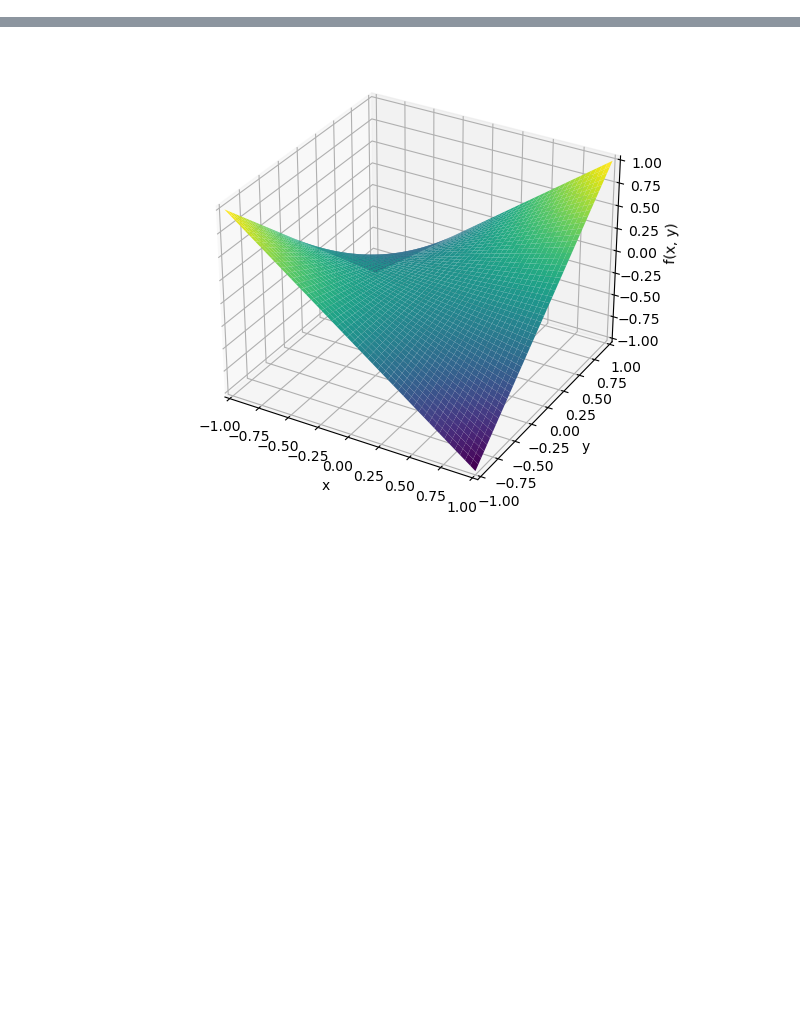
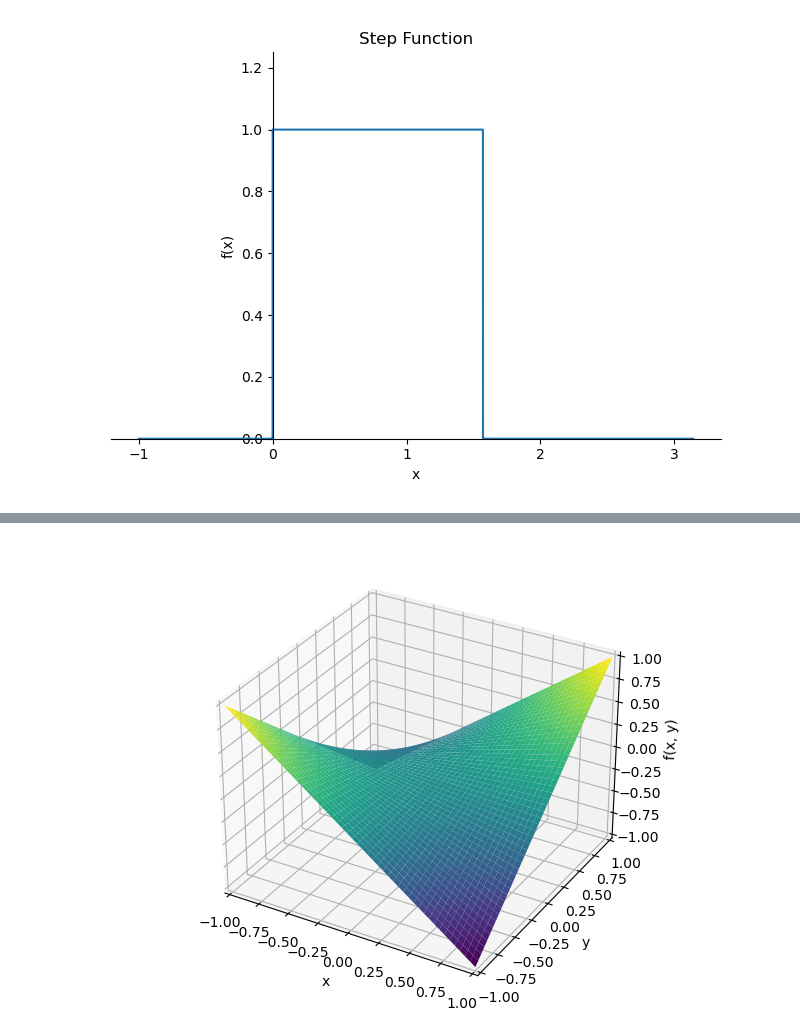
Before and after one commit to MarshallLindsay/Fourier-Optics-Goodman, a Jupyter notebook: Chapter2/Chapter2.ipynb, the cells around one changed output, grey strips where cells are left out. Cells and saved outputs as stored; diff of their text form; code cells hidden in the pictures; blank space fills up the shorter version.

```diff
--- a/Chapter2/Chapter2.ipynb
+++ b/Chapter2/Chapter2.ipynb
@@ -1,3 +1,5 @@
+# %%
+develop = False
 # %% [markdown]
 ## 2.1 Fourier Analysis in Two Dimensions
 ---
@@ -46,0 +65,14 @@ import matplotlib.pyplot as plt
+# %%
+if develop : plt.close('all')
+
+#Define our variables
+x, k = symbols('x k')
+
+#Define our step function
+#We need to define it slightly different than we did above for SymPy, however they are equivalent.
+eq1 = Piecewise( (0, x<0), (0,x>(pi/2)), (1, True) , show=False)
+
+#Finally let's plot it
+p_eq1 = plot(eq1, (x,-1, pi), ylim = (0,1.25), title='Step Function')
+# %% [output]
+[figure, added]
```
Also changed, not shown: parts of 19 cells of this notebook.
